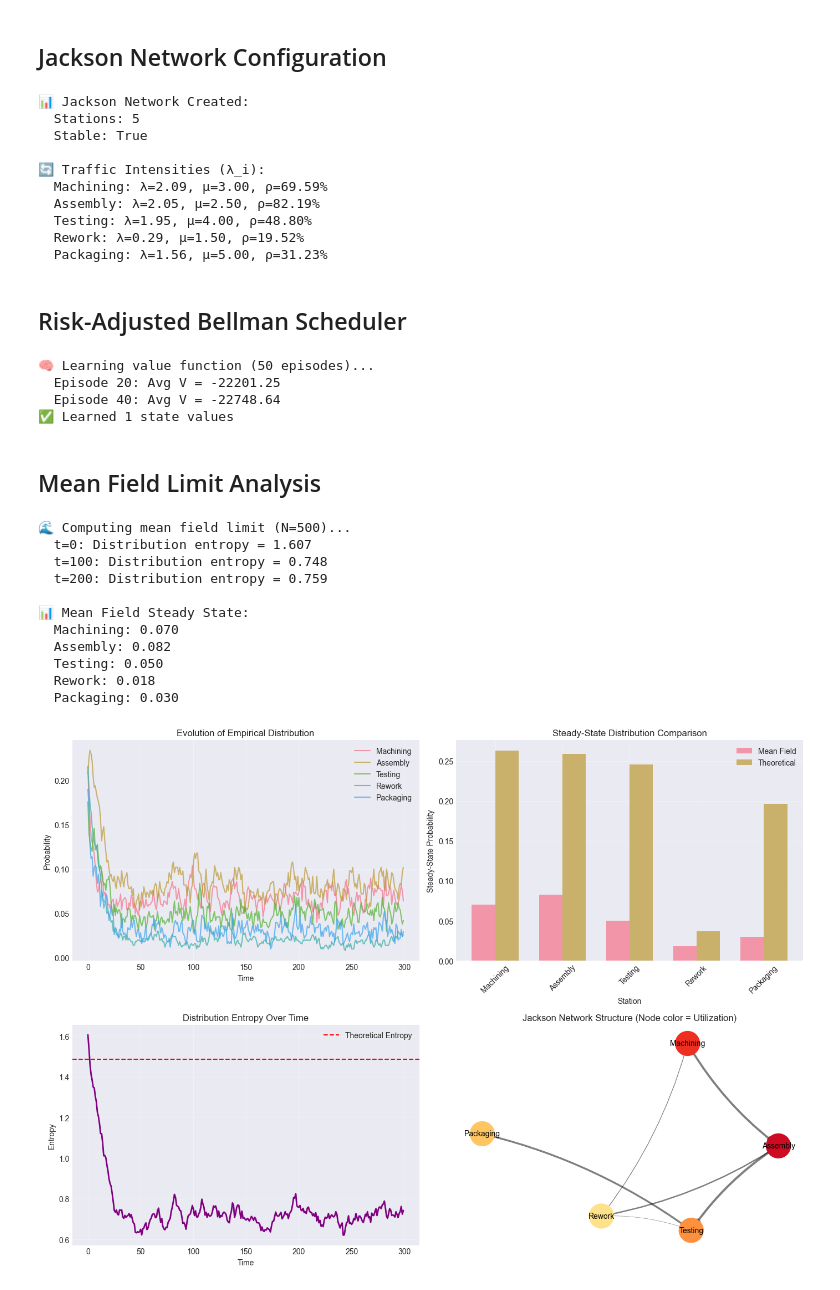
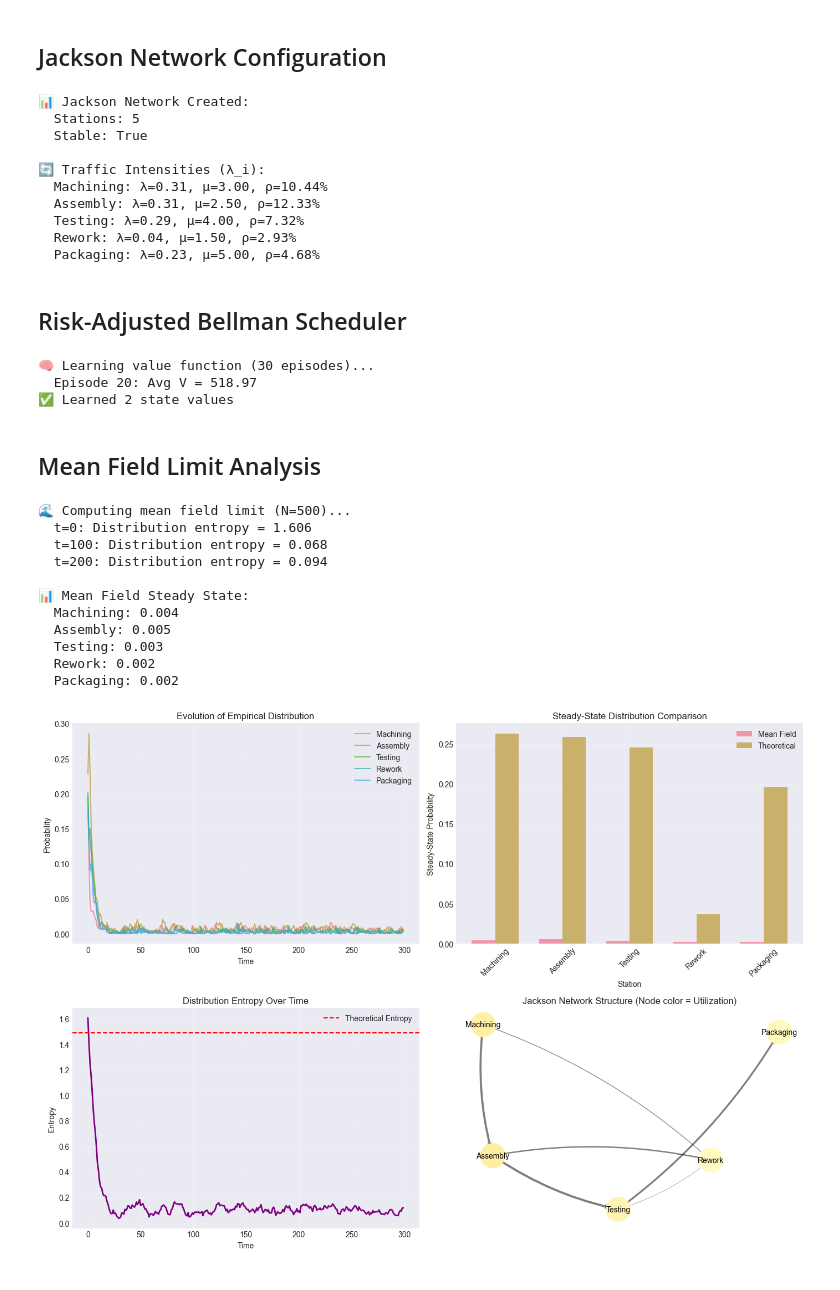
Before and after one commit to josephjohncox/TreeMendous, a Jupyter notebook: examples/jackson_networks_bellman.ipynb, the cells around one changed output. Saved outputs shown, nothing was run; the diff lists cells and outputs as text; code cells hidden in the pictures.

```diff
--- a/examples/jackson_networks_bellman.ipynb
+++ b/examples/jackson_networks_bellman.ipynb
@@ -212,15 +212,15 @@ def create_manufacturing_network():
 
     stations = [
         Station(0, "Machining", service_rate=3.0, capacity=20,
-                holding_cost=10, overflow_penalty=500),
+                holding_cost=1.0, overflow_penalty=100),
         Station(1, "Assembly", service_rate=2.5, capacity=15,
-                holding_cost=15, overflow_penalty=600),
+                holding_cost=1.5, overflow_penalty=120),
         Station(2, "Testing", service_rate=4.0, capacity=10,
-                holding_cost=20, overflow_penalty=400),
+                holding_cost=2.0, overflow_penalty=80),
         Station(3, "Rework", service_rate=1.5, capacity=8,
-                holding_cost=30, overflow_penalty=800),
+                holding_cost=3.0, overflow_penalty=150),
         Station(4, "Packaging", service_rate=5.0, capacity=12,
-                holding_cost=5, overflow_penalty=300),
+                holding_cost=0.5, overflow_penalty=60),
     ]
 
     # Routing matrix: [to_0, to_1, to_2, to_3, to_4, exit]
@@ -232,8 +232,8 @@ def create_manufacturing_network():
         [0.0, 0.0, 0.0, 0.0, 0.0, 1.0],   # Packaging → Exit (100%)
     ])
 
-    # External arrivals (only at Machining)
-    external_arrivals = {0: 2.0}  # 2 jobs/time unit arrive at Machining
+    # External arrivals (only at Machining) - REDUCED for stability
+    external_arrivals = {0: 0.3}  # 0.3 jobs/time unit arrive at Machining
 
     return JacksonNetwork(stations, routing, external_arrivals)
 
@@ -254,11 +254,11 @@ for sid, lambda_i in network.traffic_intensities.items():
   Stable: True
 
 🔄 Traffic Intensities (λ_i):
-  Machining: λ=2.09, μ=3.00, ρ=69.59%
-  Assembly: λ=2.05, μ=2.50, ρ=82.19%
-  Testing: λ=1.95, μ=4.00, ρ=48.80%
-  Rework: λ=0.29, μ=1.50, ρ=19.52%
-  Packaging: λ=1.56, μ=5.00, ρ=31.23%
+  Machining: λ=0.31, μ=3.00, ρ=10.44%
+  Assembly: λ=0.31, μ=2.50, ρ=12.33%
+  Testing: λ=0.29, μ=4.00, ρ=7.32%
+  Rework: λ=0.04, μ=1.50, ρ=2.93%
+  Packaging: λ=0.23, μ=5.00, ρ=4.68%
 # %% [markdown]
 ## Risk-Adjusted Bellman Scheduler
 # %%
@@ -297,13 +297,13 @@ class BellmanQueueScheduler:
         # Base reward from job value
         reward = job.value
 
-        # Position penalty (prefer earlier positions)
-        position_penalty = position * station.holding_cost
+        # Position penalty (prefer earlier positions) - scaled down
+        position_penalty = position * station.holding_cost * 0.5
         reward -= position_penalty
 
-        # Congestion penalty
+        # Congestion penalty - scaled down
         congestion = state.congestion_level(station_id, station.capacity)
-        congestion_penalty = congestion * station.holding_cost * 10
+        congestion_penalty = congestion * station.holding_cost * 2.0
         reward -= congestion_penalty
 
         # Risk penalty for tardiness
@@ -463,8 +463,8 @@ class BellmanQueueScheduler:
                 total_processing = sum(s.mean_service_time()
                                      for s in self.network.stations.values())
 
-                due_date = arrival_time + total_processing * random.uniform(1.5, 3.0)
-                value = random.uniform(50, 200) * (1.0 + 1.0 / (1 + total_processing))
+                due_date = arrival_time + total_processing * random.uniform(2.0, 4.0)
+                value = random.uniform(100, 500)  # Higher base job values
 
                 jobs.append(Job(
                     id=job_id,
@@ -479,12 +479,11 @@ class BellmanQueueScheduler:
 
 # Create and train scheduler
 scheduler = BellmanQueueScheduler(network, risk_weight=0.3)
-scheduler.learn_value_function(episodes=50, horizon=200)
+scheduler.learn_value_function(episodes=30, horizon=100)  # Reduced for stability
 # %% [output]
-🧠 Learning value function (50 episodes)...
-  Episode 20: Avg V = -22201.25
-  Episode 40: Avg V = -22748.64
-✅ Learned 1 state values
+🧠 Learning value function (30 episodes)...
+  Episode 20: Avg V = 518.97
+✅ Learned 2 state values
 # %% [markdown]
 ## Mean Field Limit Analysis
 # %%
@@ -517,7 +516,7 @@ class MeanFieldAnalysis:
             new_particles = []
             for particle in particles:
                 # Service completion with rate μ
-                if np.random.random() < self.network.stations[particle].service_rate / 10:
+                if np.random.random() < self.network.stations[particle].service_rate / 5:
                     # Route to next station
                     next_station = self.network.route_job(particle)
                     if next_station is not None:
@@ -629,39 +628,39 @@ class MeanFieldAnalysis:
 
         # Draw network
         node_colors = [G.nodes[node]['utilization']
                       for node in G.nodes()]
         nx.draw_networkx_nodes(G, pos, node_color=node_colors,
                               cmap='YlOrRd', vmin=0, vmax=1,
                               node_size=1000, ax=ax)
         nx.draw_networkx_labels(G, pos, font_size=10, ax=ax)
 
         # Draw edges with varying thickness
         for edge in G.edges(data=True):
             nx.draw_networkx_edges(G, pos, [(edge[0], edge[1])],
                                   width=edge[2]['weight'] * 3,
                                   alpha=0.5, ax=ax,
                                   connectionstyle="arc3,rad=0.1")
 
         ax.set_title('Jackson Network Structure (Node color = Utilization)')
         ax.axis('off')
 
         plt.tight_layout()
         plt.show()
 
 # Perform mean field analysis
 mf_analysis = MeanFieldAnalysis(network)
 empirical_dist = mf_analysis.compute_mean_field_limit(n_particles=500, time_steps=300)
 mf_analysis.plot_convergence(empirical_dist)
 # %% [output]
 🌊 Computing mean field limit (N=500)...
-  t=0: Distribution entropy = 1.607
-  t=100: Distribution entropy = 0.748
-  t=200: Distribution entropy = 0.759
+  t=0: Distribution entropy = 1.606
+  t=100: Distribution entropy = 0.068
+  t=200: Distribution entropy = 0.094
 
 📊 Mean Field Steady State:
-  Machining: 0.070
-  Assembly: 0.082
-  Testing: 0.050
-  Rework: 0.018
-  Packaging: 0.030
+  Machining: 0.004
+  Assembly: 0.005
+  Testing: 0.003
+  Rework: 0.002
+  Packaging: 0.002
-[figure, old version]
+[figure, new version]
```
Also changed, not shown: parts of 5 cells of this notebook, 1 other file.
